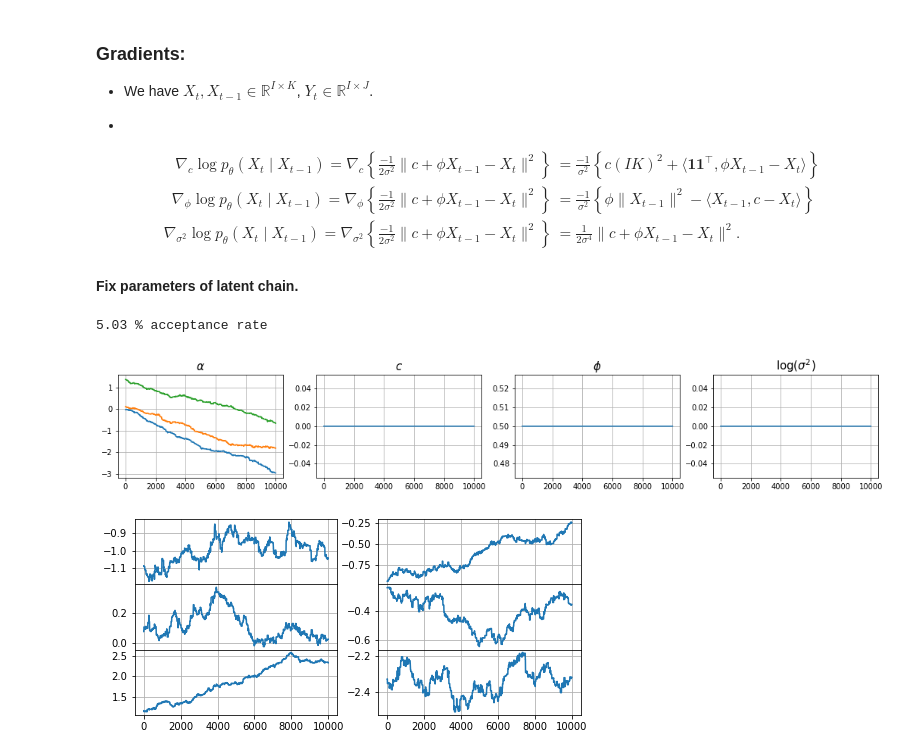
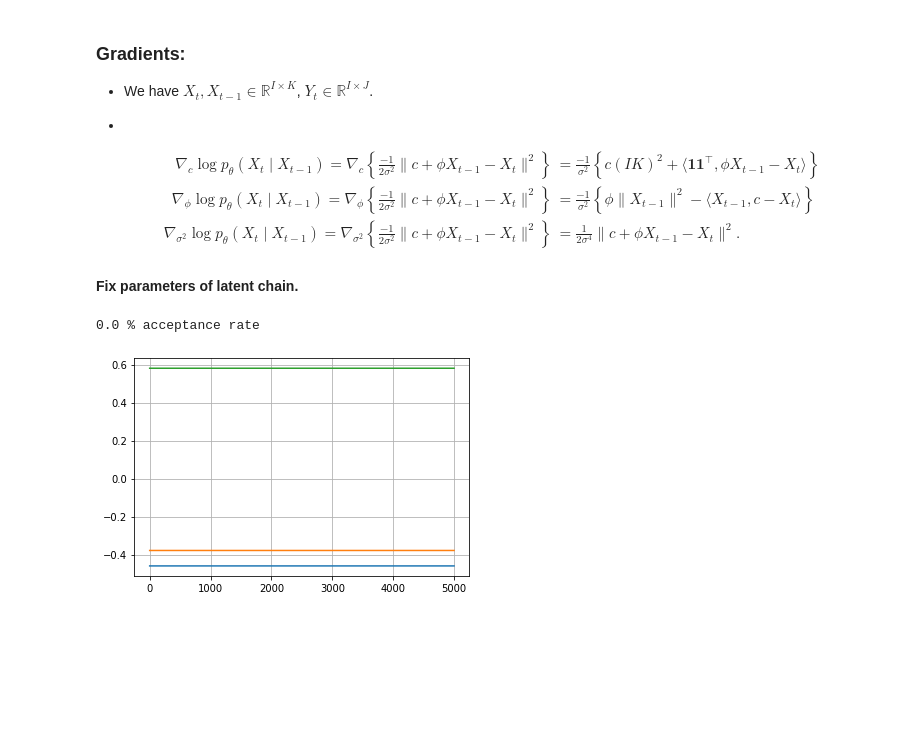
Before and after one commit to deborsheesen/DC-BATS-deborshee, a Jupyter notebook: ecology/mala.ipynb, the cells around one changed output. Saved outputs shown, nothing was run; the diff lists cells and outputs as text; code cells hidden in the pictures; blank space fills up the shorter version.

Commit message:
minor updates; MALA has bug probably

```diff
--- a/ecology/mala.ipynb
+++ b/ecology/mala.ipynb
@@ -52,13 +52,14 @@ theta = [alpha, lmbda, c, phi, logsigmasq]
 Y, X = simulate_data(x_0, T, J, theta)
 # %%
 n_particles = 500
-n_mcmc = 10_000
-tau = [1e-4, 1e-4, *np.ones(3)]
-theta_chain, accept_probs = pMCMC_mala(x_0, Y, theta, n_particles, n_mcmc, tau, power=1)
+n_mcmc = 5_000
+tau = [1e-3, 0, 0, 0, 0]
+update = [1, *np.zeros(4)]
+theta_mala, _ = pMCMC_mala_blockPF(Y, x_0, n_particles, theta, n_mcmc, tau, update, power=1)
 # %% [output]
-5.03 % acceptance rate
+0.0 % acceptance rate
-# %%
-plot_theta_trajectory(theta_chain)
-# %% [output]
-[figure, removed]
-[figure, removed]
+# %%
+plt.plot(theta_mala[0])
+plt.grid(True);
+# %% [output]
+[figure, added]
```
Also changed, not shown: parts of 5 cells of this notebook, 4 other files.
